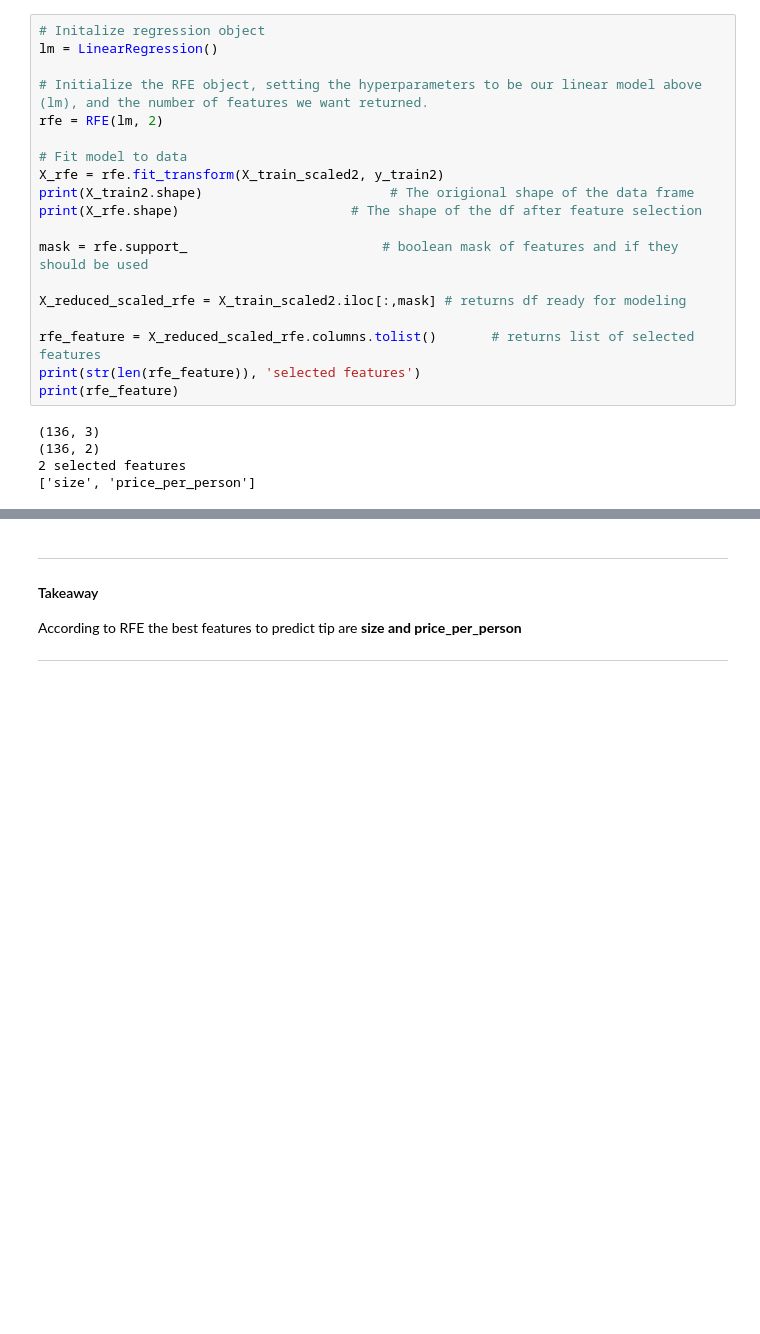
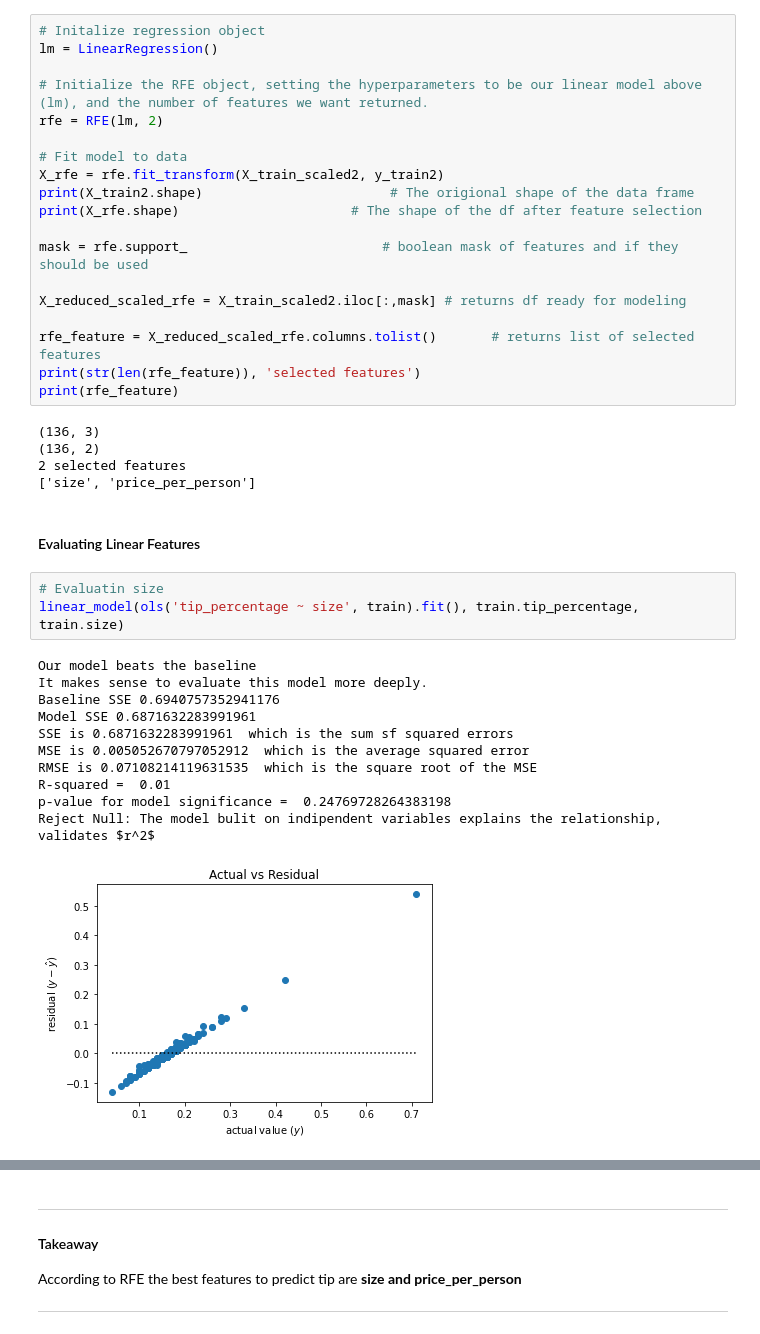
Before and after one commit to CSolitaire/regression-exercises, a Jupyter notebook: feature_engineering.ipynb, the cells around one changed output, grey strips where cells are left out. Drawn from its saved outputs; the diff is of its cells as text; blank space fills up the shorter version.

```diff
--- a/feature_engineering.ipynb
+++ b/feature_engineering.ipynb
@@ -780,3 +813,20 @@ print(rfe_feature)
 (136, 2)
 2 selected features
 ['size', 'price_per_person']
+# %% [markdown]
+####  Evaluating Linear Features
+# %%
+# Evaluatin size
+linear_model(ols('tip_percentage ~ size', train).fit(), train.tip_percentage, train.size)
+# %% [output]
+Our model beats the baseline
+It makes sense to evaluate this model more deeply.
+Baseline SSE 0.6940757352941176
+Model SSE 0.6871632283991961
+SSE is 0.6871632283991961  which is the sum sf squared errors
+MSE is 0.005052670797052912  which is the average squared error
+RMSE is 0.07108214119631535  which is the square root of the MSE
+R-squared =  0.01
+p-value for model significance =  0.24769728264383198
+Reject Null: The model bulit on indipendent variables explains the relationship, validates $r^2$
+[figure, added]
```
Also changed, not shown: parts of 21 cells of this notebook.
